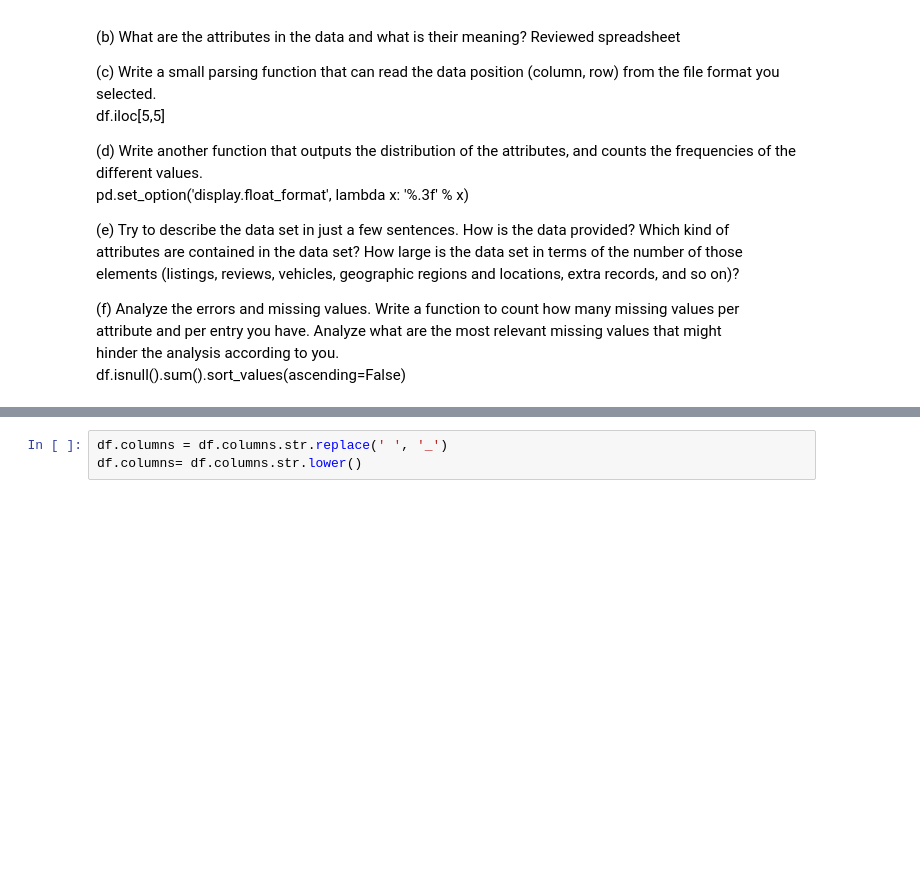
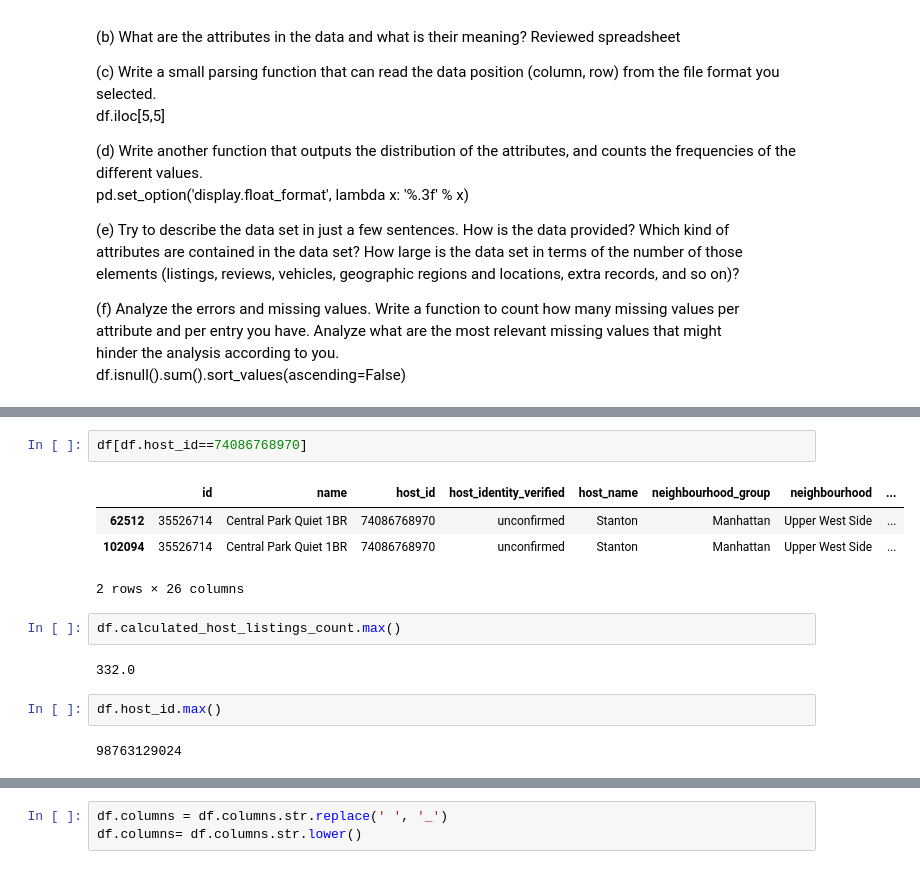
Before and after one commit to KerelOlivier/Visualization_Assignment, a Jupyter notebook: exploration/assignment_1_exploration.ipynb, the cells around one changed output, grey strips where cells are left out. Saved outputs shown, nothing was run; the diff lists cells and outputs as text; blank space fills up the shorter version.

```diff
--- a/exploration/assignment_1_exploration.ipynb
+++ b/exploration/assignment_1_exploration.ipynb
@@ -52,0 +69,15 @@ df = pd.read_csv('airbnb_open_data.csv')
+# %%
+df[df.host_id==74086768970]
+# %% [output]
+|  | id | name | host_id | host_identity_verified | host_name | neighbourhood_group | neighbourhood | ... |
+| 62512 | 35526714 | Central Park Quiet 1BR | 74086768970 | unconfirmed | Stanton | Manhattan | Upper West Side | ... |
+| 102094 | 35526714 | Central Park Quiet 1BR | 74086768970 | unconfirmed | Stanton | Manhattan | Upper West Side | ... |
+2 rows × 26 columns
+# %%
+df.calculated_host_listings_count.max()
+# %% [output]
+332.0
+# %%
+df.host_id.max()
+# %% [output]
+98763129024
```
Also changed, not shown: parts of 10 cells of this notebook, 2 other files.
